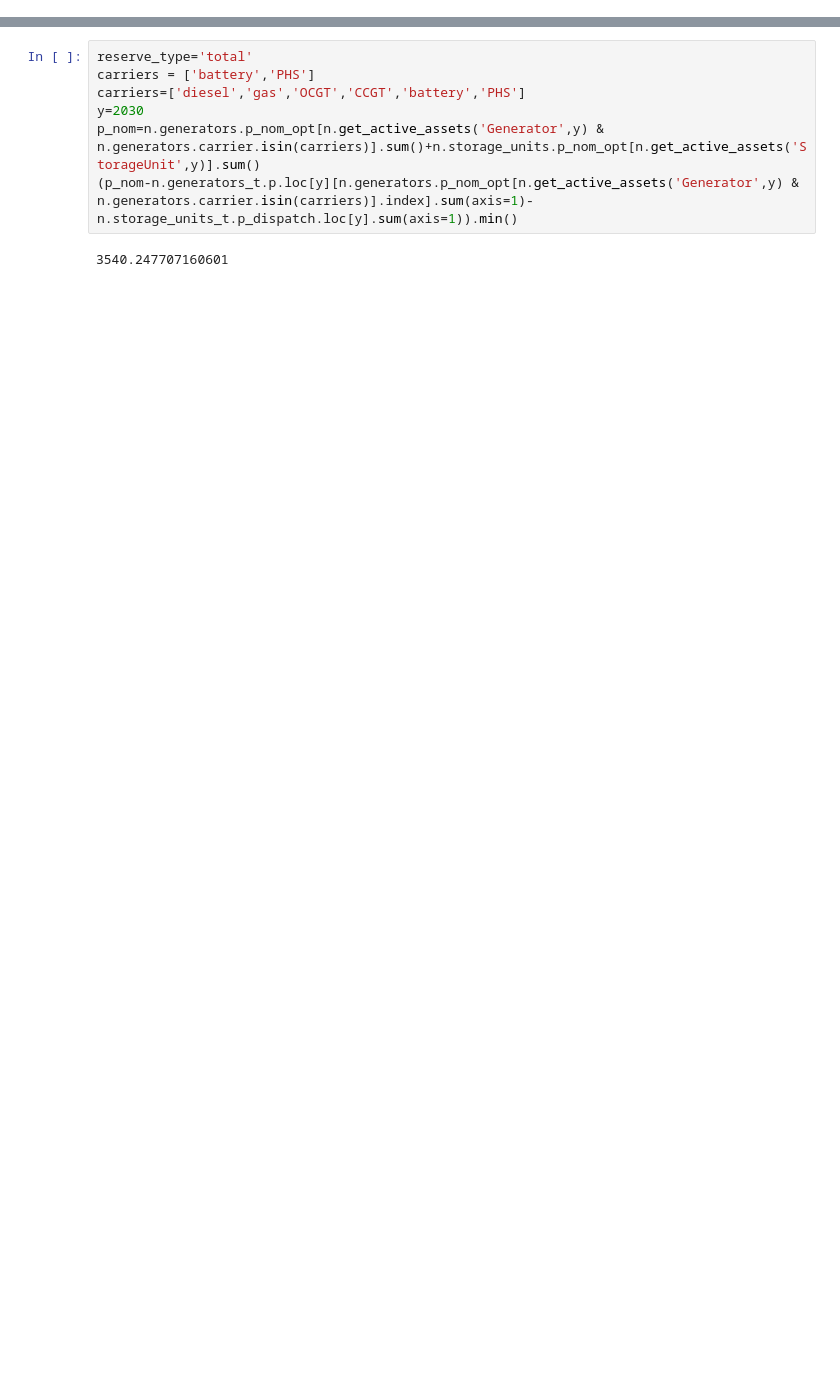
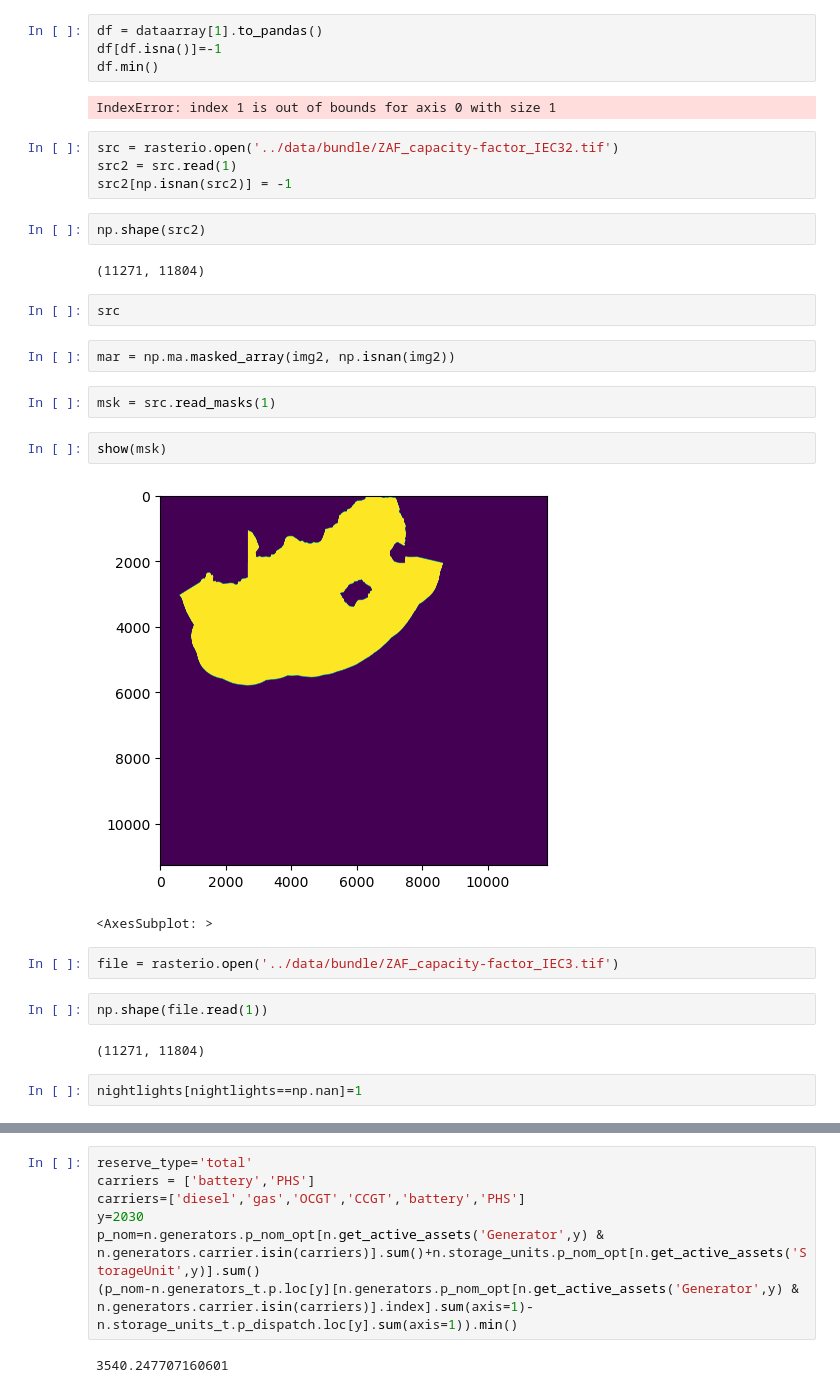
Before and after one commit to PyPSA/pypsa-za, a Jupyter notebook: notebooks/general_playground.ipynb, the cells around one changed output, grey strips where cells are left out. Cells and saved outputs as stored; diff of their text form; blank space fills up the shorter version.

```diff
--- a/notebooks/general_playground.ipynb
+++ b/notebooks/general_playground.ipynb
@@ -12,0 +141,33 @@ from pypsa.descriptors import get_switchable_as_dense as get_as_dense
+# %%
+df = dataarray[1].to_pandas()
+df[df.isna()]=-1
+df.min()
+# %% [output]
+IndexError: index 1 is out of bounds for axis 0 with size 1
+# %%
+src = rasterio.open('../data/bundle/ZAF_capacity-factor_IEC32.tif')
+src2 = src.read(1)
+src2[np.isnan(src2)] = -1
+# %%
+np.shape(src2)
+# %% [output]
+(11271, 11804)
+# %%
+src
+# %%
+mar = np.ma.masked_array(img2, np.isnan(img2))
+# %%
+msk = src.read_masks(1)
+# %%
+show(msk)
+# %% [output]
+[figure, added]
+<AxesSubplot: >
+# %%
+file = rasterio.open('../data/bundle/ZAF_capacity-factor_IEC3.tif')
+# %%
+np.shape(file.read(1))
+# %% [output]
+(11271, 11804)
+# %%
+nightlights[nightlights==np.nan]=1
```
Also changed, not shown: parts of 34 cells of this notebook, 17 other files.
